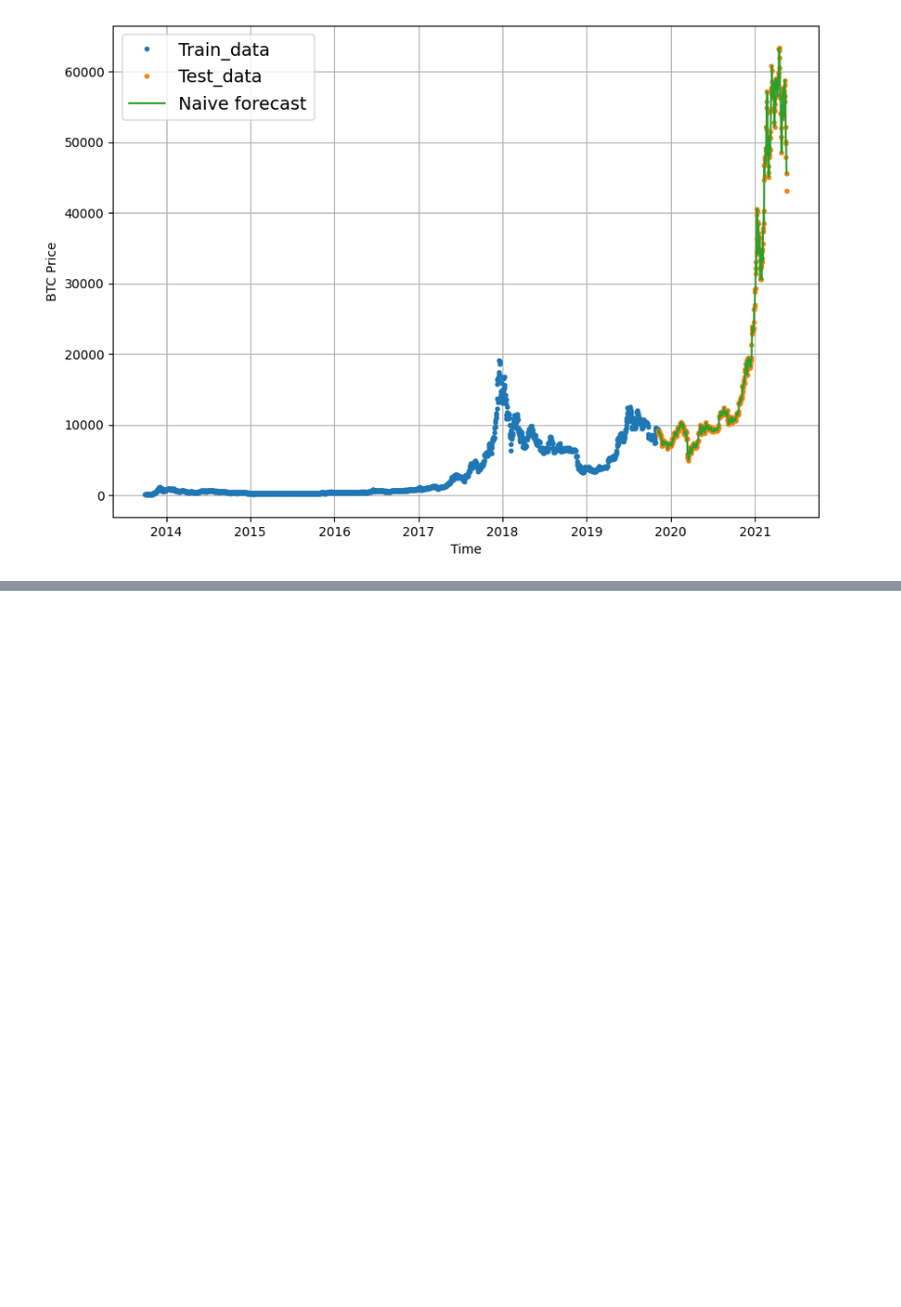
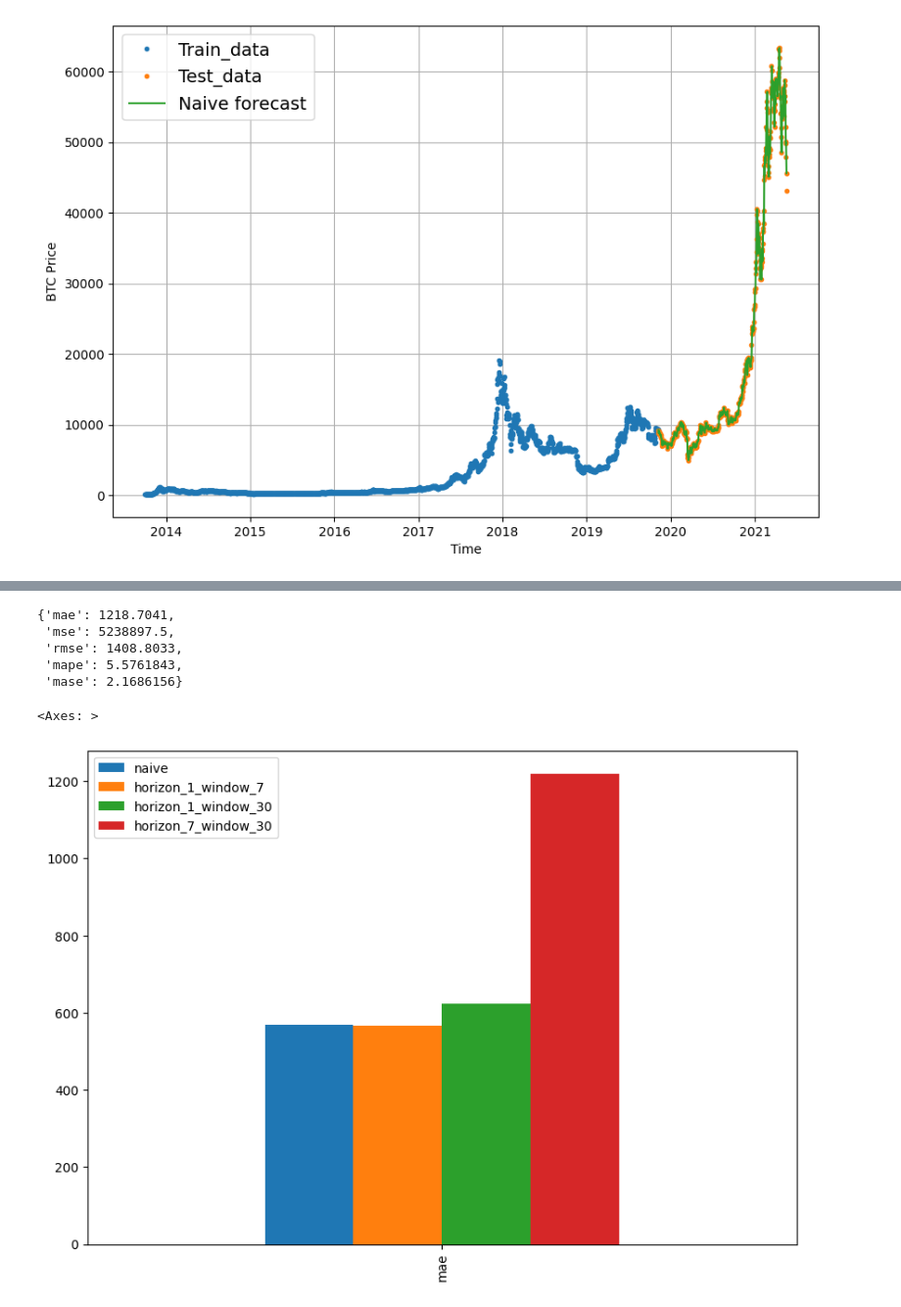
Before and after one commit to databyhuseyn/DeepLearning, a Jupyter notebook: Time_series_forecasting_in_tensorflow.ipynb, the cells around one changed output, grey strips where cells are left out. Shown: that part at 98% size. Drawn from its saved outputs; the diff is of its cells as text; code cells hidden in the pictures; blank space fills up the shorter version.

```diff
--- a/Time_series_forecasting_in_tensorflow.ipynb
+++ b/Time_series_forecasting_in_tensorflow.ipynb
@@ -224,0 +586,3 @@ plot_time_series(timesteps=X_test[1:], values=naive_forecast, format='-', label=
+# %%
+train_windows, train_labels, test_windows, test_labels = make_train_test_splits(full_windows, full_labels)
+len(train_windows), len(test_windows), len(train_labels), len(test_labels)
@@ -224,0 +631,3 @@ plot_time_series(timesteps=X_test[1:], values=naive_forecast, format='-', label=
+# %%
+model_3 = tf.keras.models.load_model('/content/model_experiments/sequential_2')
+model_3.evaluate(test_windows, test_labels)
@@ -224,0 +637,3 @@ plot_time_series(timesteps=X_test[1:], values=naive_forecast, format='-', label=
+# %%
+model_3_preds = make_preds(model_3,
+                           input_data = test_windows)
@@ -224,0 +642,19 @@ plot_time_series(timesteps=X_test[1:], values=naive_forecast, format='-', label=
+# %%
+model_3_results = evaluate_preds(y_true=tf.squeeze(test_labels),
+                                 y_pred=model_3_preds)
+model_3_results
+# %% [output]
+{'mae': 1218.7041,
+ 'mse': 5238897.5,
+ 'rmse': 1408.8033,
+ 'mape': 5.5761843,
+ 'mase': 2.1686156}
+# %%
+pd.DataFrame({'naive': naive_results['mae'],
+              'horizon_1_window_7': model_1_results['mae'],
+              'horizon_1_window_30': model_2_results['mae'],
+              'horizon_7_window_30': model_3_results['mae']
+              }, index=['mae']).plot(figsize=(10, 7), kind='bar')
+# %% [output]
+<Axes: >
+[figure, added]
```
Also changed, not shown: parts of 84 cells of this notebook.
